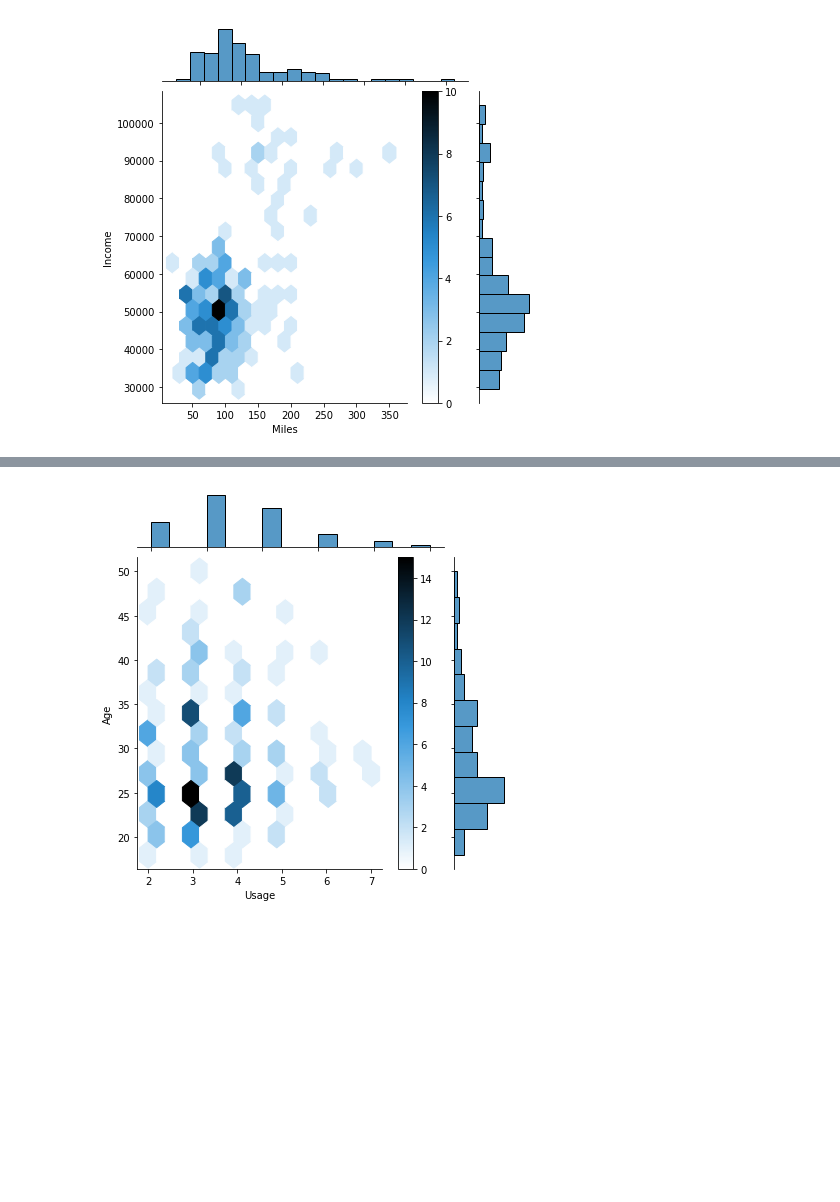
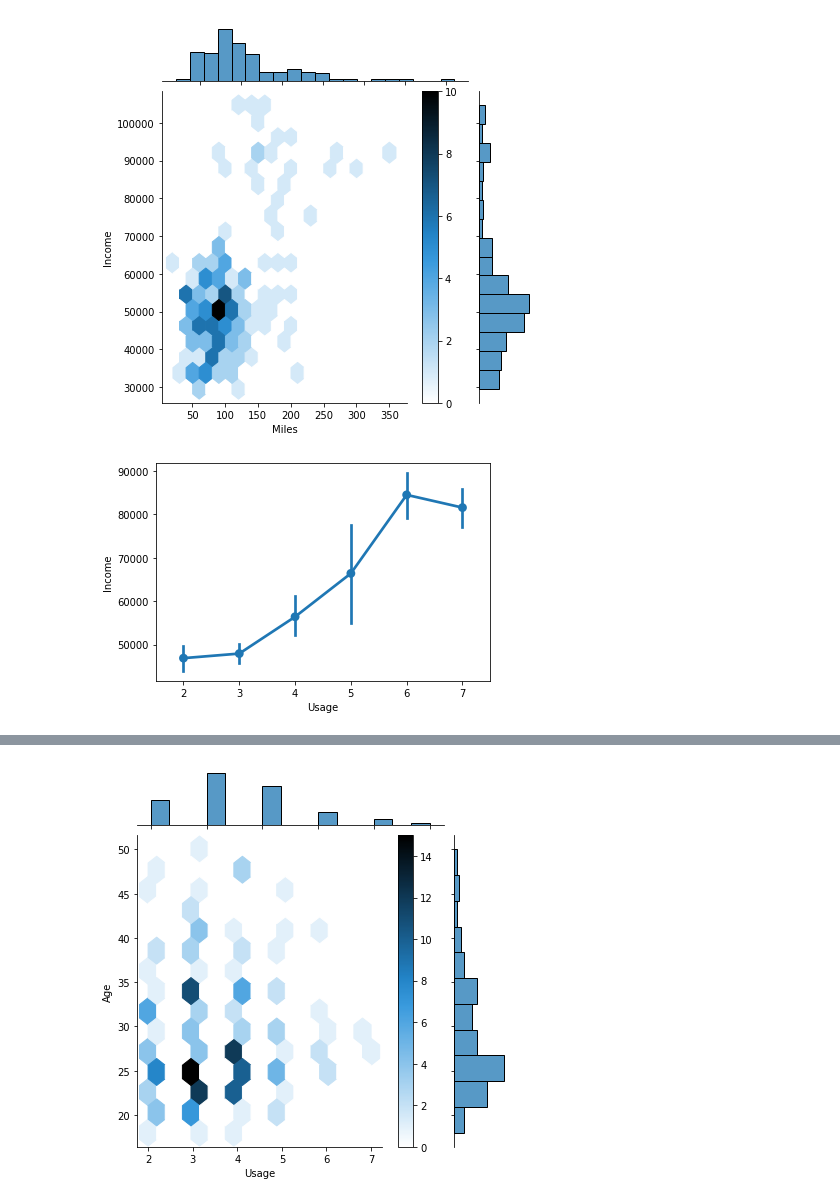
Before and after one commit to Isaac009/PGP-AIML, a Jupyter notebook: Projects/p/CardioGoodProject.ipynb, the cells around one changed output, grey strips where cells are left out. Cells and saved outputs as stored; diff of their text form; code cells hidden in the pictures; blank space fills up the shorter version.

```diff
--- a/Projects/p/CardioGoodProject.ipynb
+++ b/Projects/p/CardioGoodProject.ipynb
@@ -360,3 +368,7 @@ sns.jointplot(data=df, x='Miles', y='Income', kind="hex");
 plt.colorbar(); # adds a separate axis indicating the color scale in this plot
 # %% [output]
 [figure]
+# %%
+sns.pointplot(data=df, x=df.Usage, y='Income');
+# %% [output]
+[figure, added]
```
Also changed, not shown: parts of 37 cells of this notebook, 3 other files.
